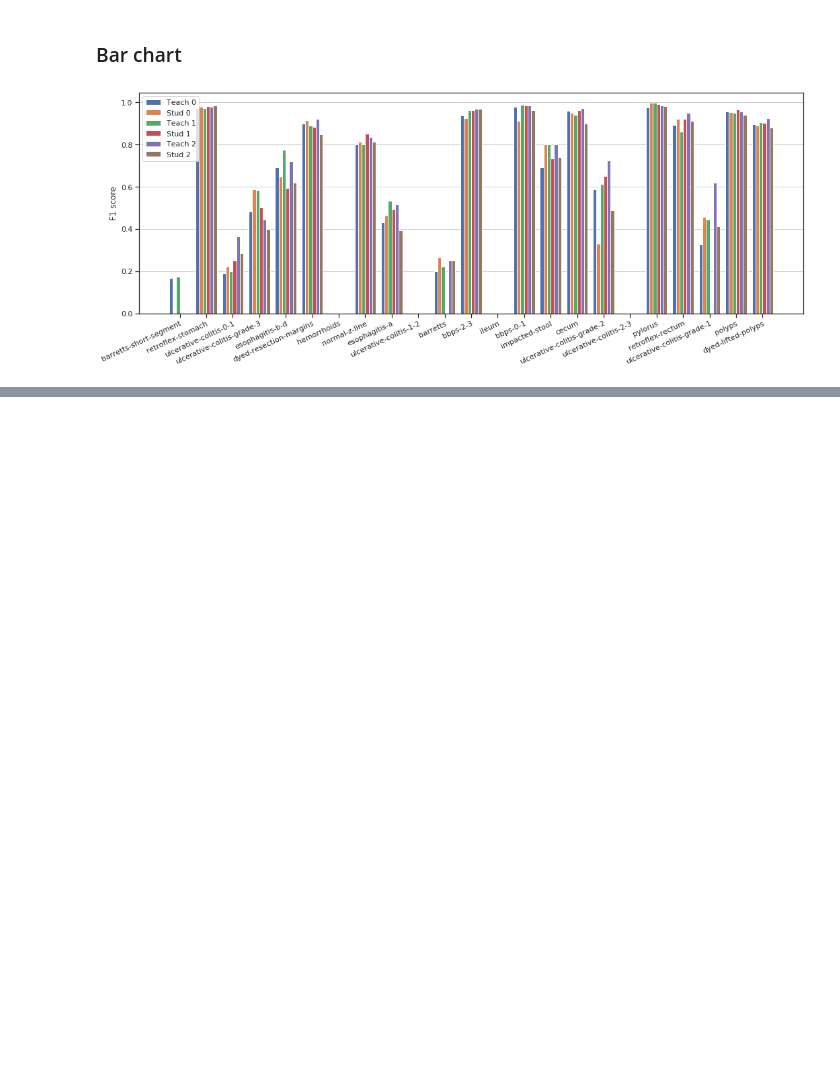
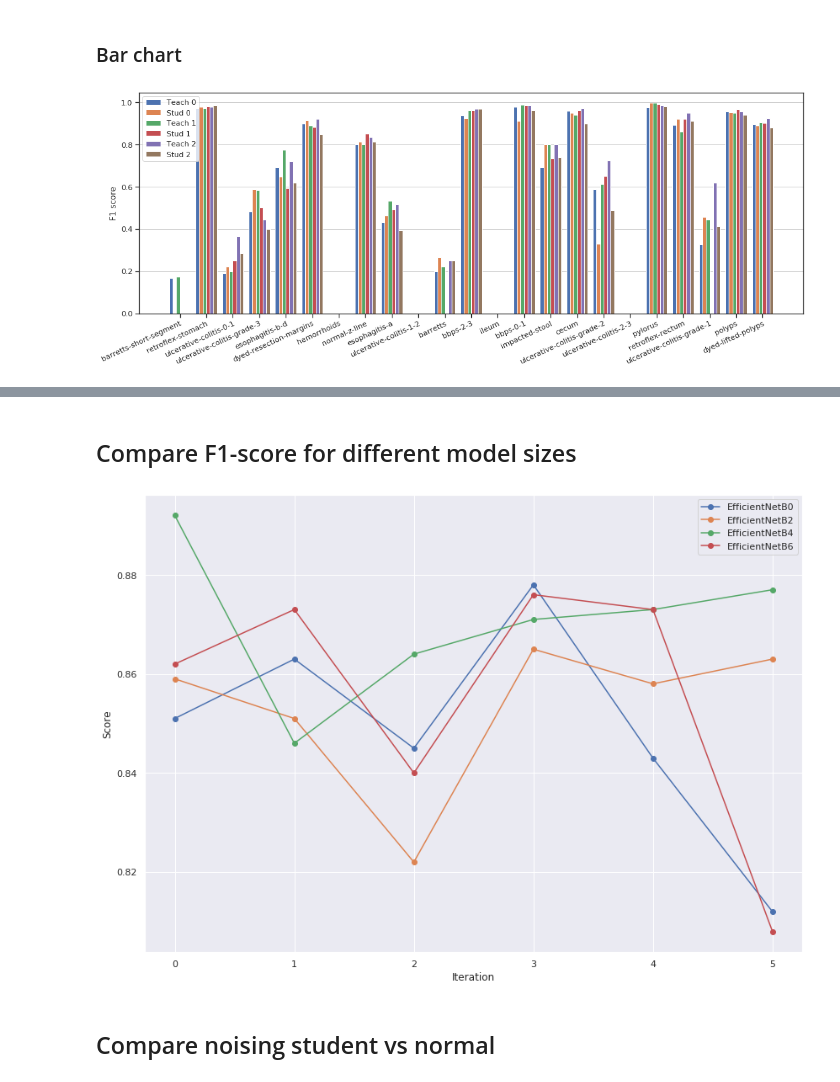
Before and after one commit to henriklg/teacher-student-framework, a Jupyter notebook: code/generate_figures/plot_classification_report.ipynb, the cells around one changed output, grey strips where cells are left out. Drawn from its saved outputs; the diff is of its cells as text; code cells hidden in the pictures; blank space fills up the shorter version.

```diff
--- a/code/generate_figures/plot_classification_report.ipynb
+++ b/code/generate_figures/plot_classification_report.ipynb
@@ -170,10 +159,10 @@ folders = ["0_teacher", "0_student", "1_teacher", "1_student", "2_teacher", "2_s
 first = True
 
 for f in folders:
-    log_dir = "/home/henriklg/master-thesis/code/hyper-kvasir/logs/experiments/model-size/teachb0-studb6/{}/".format(f)
+    log_dir = "/home/henriklg/master-thesis/code/hyper-kvasir/experiments/model-size/teachb0-studb6/{}/".format(f)
     report_file = log_dir+"classification_report.txt"
 
-    contents = parse_file(report_file)
+    contents, _ = parse_classification_report(report_file)
     if first:
         df = pd.DataFrame.from_dict(contents, orient='index')
         first = False
@@ -263,0 +307,50 @@ print_bar_chart(f1, conf, fname="f1-scores")
+# %% [markdown]
+## Compare F1-score for different model sizes
+# %%
+folders = ["0_teacher", "0_student", "1_teacher", "1_student", "2_teacher", "2_student"]
+experiments = ["all-b0", "all-b2", "all-b4", "all-b6"]#, "teachb0-studb6"]
+legends = ["EfficientNetB0", "EfficientNetB2", "EfficientNetB4", "EfficientNetB6"]
+
+plt_val = []
+
+for exp in experiments:
+
+    # parse all classification reports
+    contents = []
+    for f in folders:
+        log_dir = "/home/henriklg/master-thesis/code/hyper-kvasir/experiments/model-size/{}/{}/".format(exp, f)
+        report_file = log_dir+"classification_report.txt"
+        content = get_metrics(report_file, num_classes)
+
+        _, tot_m = parse_classification_report(report_file)
+        contents.append(tot_m)
+
+    # get experiment metrics
+    prec = []
+    rec = []
+    f1 = []
+    acc = []
+
+    metric = "weighted"
+    for idx, i in enumerate(iters):
+        content = contents[idx]
+
+        acc.append(float(content["acc"]))
+        prec.append(float(content[metric][0]))
+        rec.append(float(content[metric][1]))
+        f1.append(float(content[metric][2]))
+    plt_val.append(f1)
+
+
+# Plot the results
+fig, ax = plt.subplots(figsize=(14,10))
+for ex in plt_val:
+    fig = plt.plot(x,ex, linewidth=1.5, marker='o')
+fig = plt.legend(legends)
+fig = plt.xlabel("Iteration")
+fig = plt.ylabel("Score")
+plt.savefig("model_sizes.pdf", format="pdf")
+# %% [output]
+[figure, added]
+# %% [markdown]
+## Compare noising student vs normal
```
Also changed, not shown: parts of 20 cells of this notebook.
